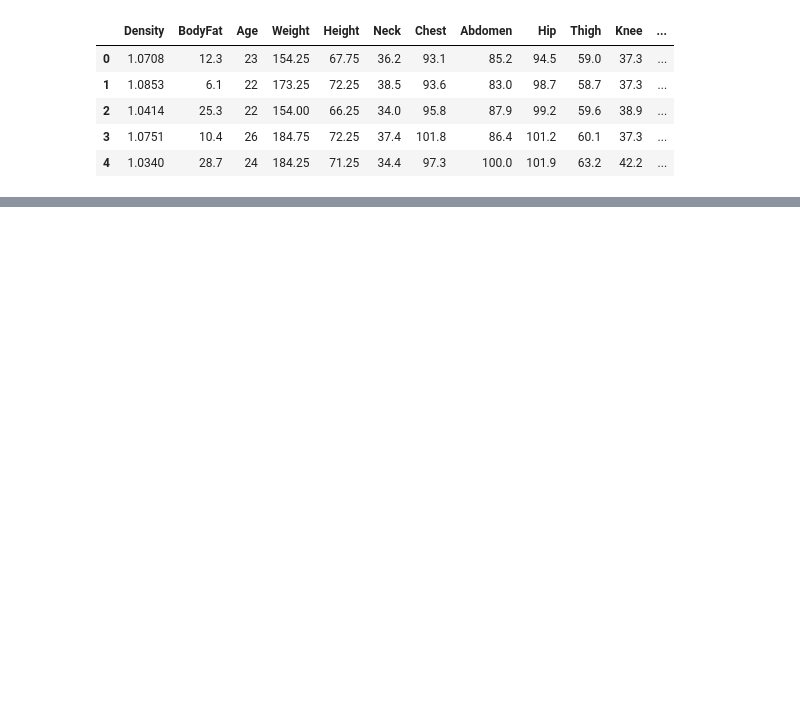
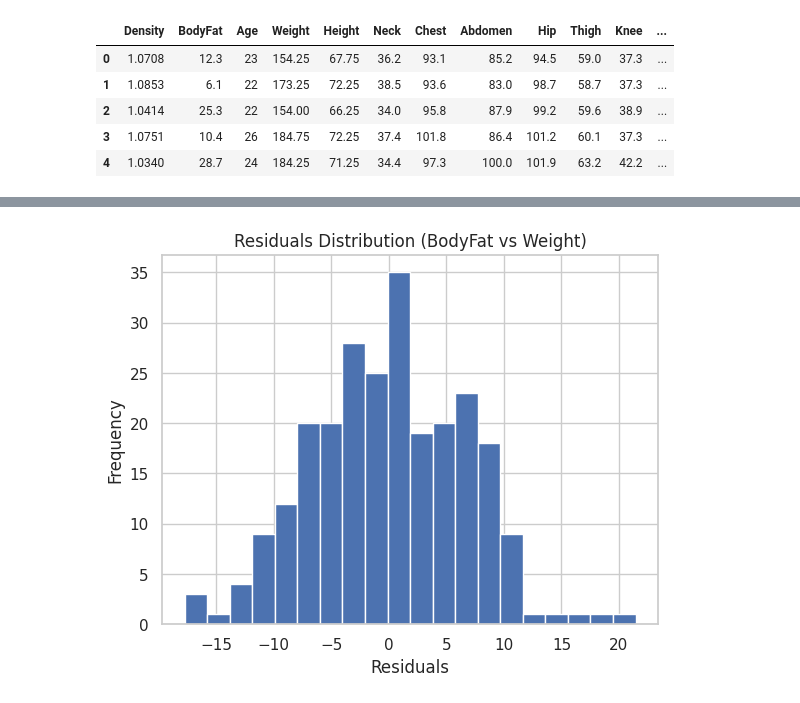
Before and after one commit to AndrewHung87/PandaPractice, a Jupyter notebook: body_fat_prediction_dataset.ipynb, the cells around one changed output, grey strips where cells are left out. Drawn from its saved outputs; the diff is of its cells as text; code cells hidden in the pictures; blank space fills up the shorter version.

```diff
--- a/body_fat_prediction_dataset.ipynb
+++ b/body_fat_prediction_dataset.ipynb
@@ -25,0 +160,10 @@ bodyfat.head()
+# %%
+# Residual Histogram:
+residuals = model_weight.resid
+plt.hist(residuals, bins=20)
+plt.xlabel('Residuals')
+plt.ylabel('Frequency')
+plt.title('Residuals Distribution (BodyFat vs Weight)')
+plt.show()
+# %% [output]
+[figure, added]
```
Also changed, not shown: parts of 19 cells of this notebook.
